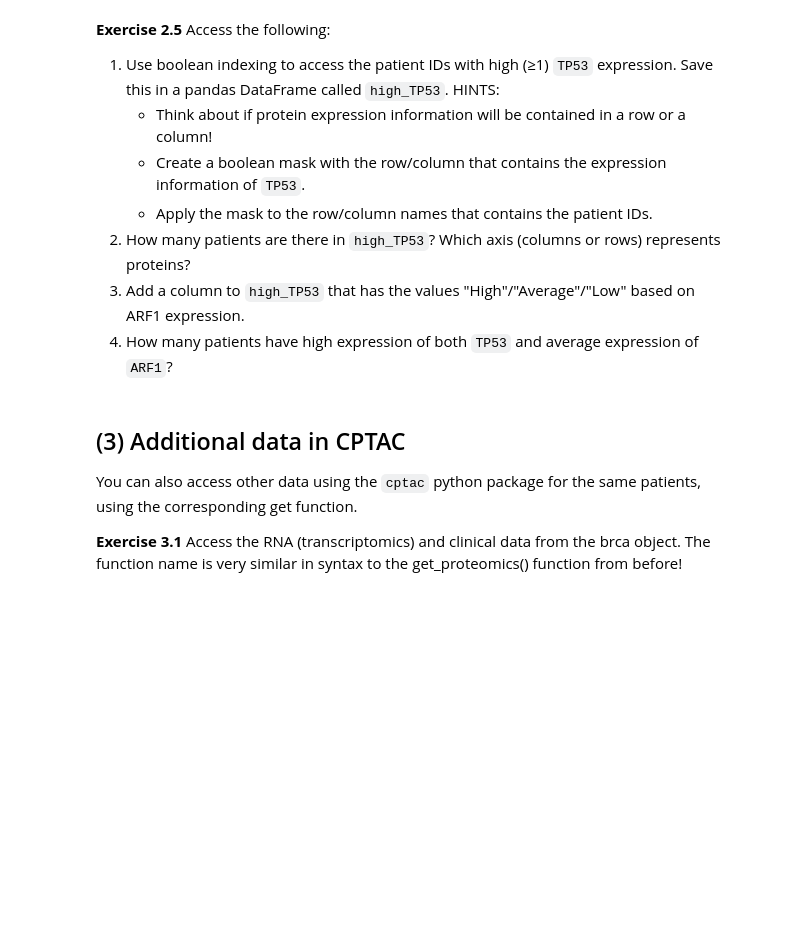
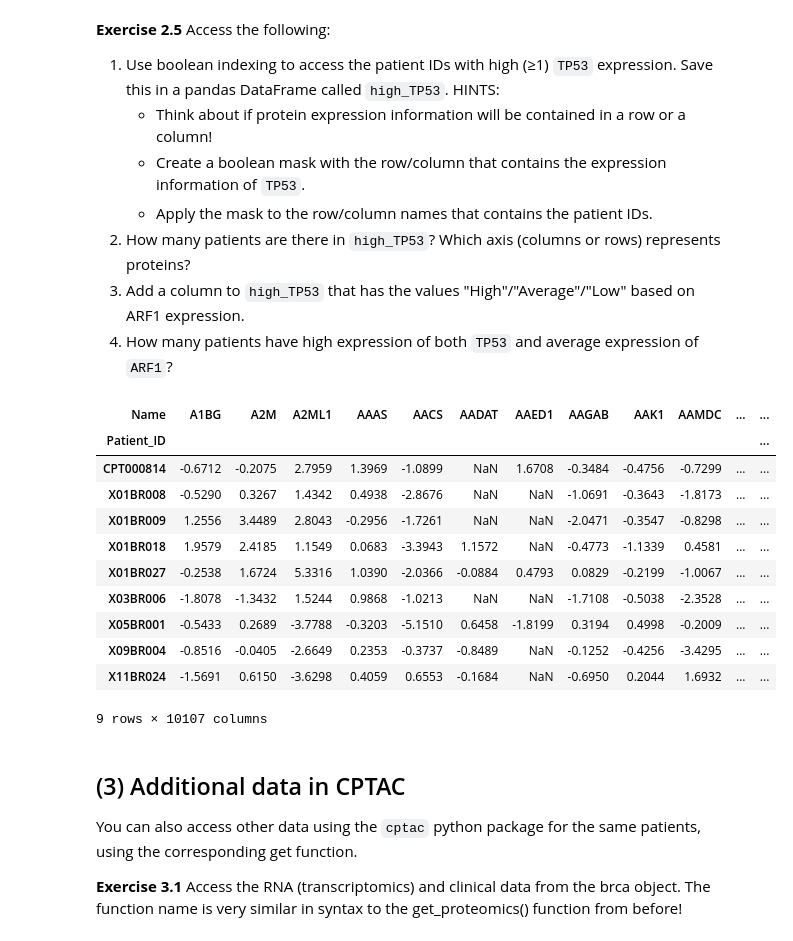
Before and after one commit to alic5e/qbio_490_alice, a Jupyter notebook: week10_python/Intro_to_CPTAC.ipynb, the cells around one changed output. Drawn from its saved outputs; the diff is of its cells as text; code cells hidden in the pictures; blank space fills up the shorter version.

```diff
--- a/week10_python/Intro_to_CPTAC.ipynb
+++ b/week10_python/Intro_to_CPTAC.ipynb
@@ -146,6 +217,27 @@ number_example_array
 4. How many patients have high expression of both `TP53` and average expression of `ARF1`?
 # %%
 # write code here
+boolean_vector = (protein_data.loc[:,"TP53"]>=1)
+high_TP53_=protein_data.loc[boolean_vector,:]
+high_TP53_.shape
+#11 patients have high TP53 expression, cols represents protiens
+ARF1_Expression=np.where(high_TP53_.loc[:,"ARF1"]>1,"High",\
+                                     np.where(high_TP53.loc[:,"ARF1"]<-1,"Low","Average"))
+ARF1_Expression
+high_TP53_.loc[ARF1_Expression=="Average"]
+# %% [output]
+| Name | A1BG | A2M | A2ML1 | AAAS | AACS | AADAT | AAED1 | AAGAB | AAK1 | AAMDC | ... | ... |
+| Patient_ID |  |  |  |  |  |  |  |  |  |  |  | ... |
+| CPT000814 | -0.6712 | -0.2075 | 2.7959 | 1.3969 | -1.0899 | NaN | 1.6708 | -0.3484 | -0.4756 | -0.7299 | ... | ... |
+| X01BR008 | -0.5290 | 0.3267 | 1.4342 | 0.4938 | -2.8676 | NaN | NaN | -1.0691 | -0.3643 | -1.8173 | ... | ... |
+| X01BR009 | 1.2556 | 3.4489 | 2.8043 | -0.2956 | -1.7261 | NaN | NaN | -2.0471 | -0.3547 | -0.8298 | ... | ... |
+| X01BR018 | 1.9579 | 2.4185 | 1.1549 | 0.0683 | -3.3943 | 1.1572 | NaN | -0.4773 | -1.1339 | 0.4581 | ... | ... |
+| X01BR027 | -0.2538 | 1.6724 | 5.3316 | 1.0390 | -2.0366 | -0.0884 | 0.4793 | 0.0829 | -0.2199 | -1.0067 | ... | ... |
+| X03BR006 | -1.8078 | -1.3432 | 1.5244 | 0.9868 | -1.0213 | NaN | NaN | -1.7108 | -0.5038 | -2.3528 | ... | ... |
+| X05BR001 | -0.5433 | 0.2689 | -3.7788 | -0.3203 | -5.1510 | 0.6458 | -1.8199 | 0.3194 | 0.4998 | -0.2009 | ... | ... |
+| X09BR004 | -0.8516 | -0.0405 | -2.6649 | 0.2353 | -0.3737 | -0.8489 | NaN | -0.1252 | -0.4256 | -3.4295 | ... | ... |
+| X11BR024 | -1.5691 | 0.6150 | -3.6298 | 0.4059 | 0.6553 | -0.1684 | NaN | -0.6950 | 0.2044 | 1.6932 | ... | ... |
+9 rows × 10107 columns
 # %% [markdown]
 ## (3) Additional data in CPTAC
 
```
Also changed, not shown: parts of 31 cells of this notebook.
